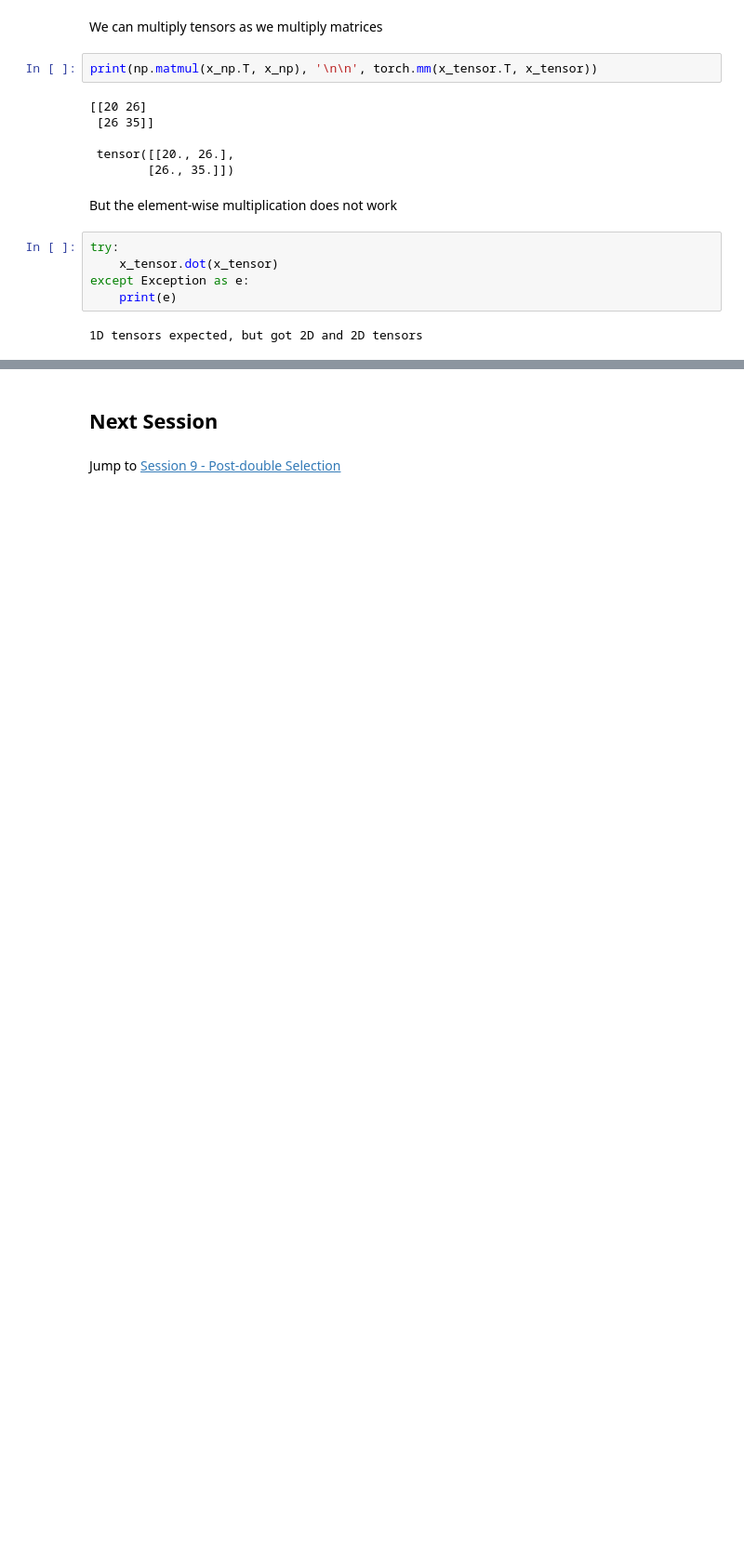
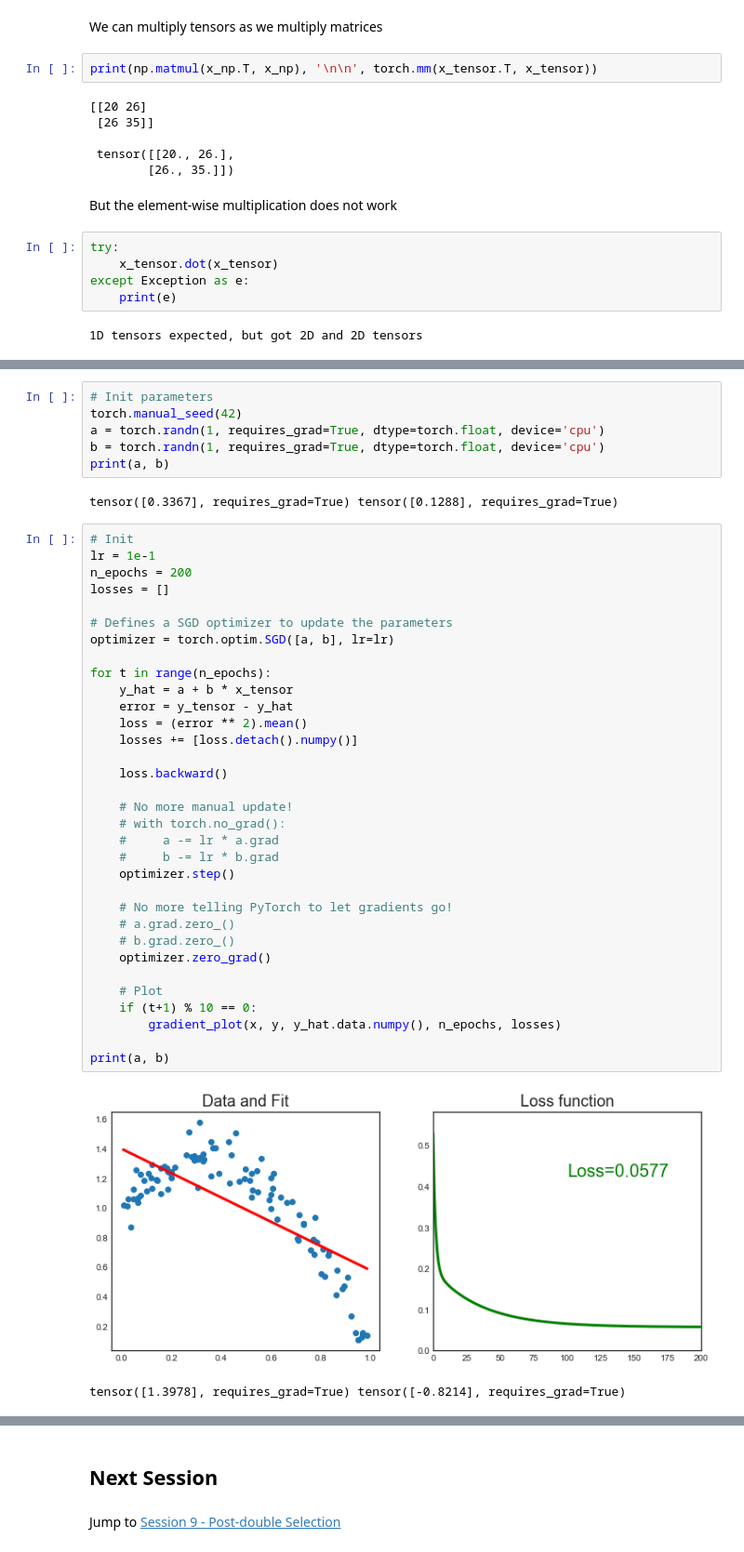
Before and after one commit to matteocourthoud/Machine-Learning-for-Economic-Analysis, a Jupyter notebook: 8_neuralnets.ipynb, the cells around one changed output, grey strips where cells are left out. Shown at 93% size. Cells and saved outputs as stored; diff of their text form; blank space fills up the shorter version.

```diff
--- a/8_neuralnets.ipynb
+++ b/8_neuralnets.ipynb
@@ -145,0 +505,44 @@ TBD
+# %%
+# Init parameters
+torch.manual_seed(42)
+a = torch.randn(1, requires_grad=True, dtype=torch.float, device='cpu')
+b = torch.randn(1, requires_grad=True, dtype=torch.float, device='cpu')
+print(a, b)
+# %% [output]
+tensor([0.3367], requires_grad=True) tensor([0.1288], requires_grad=True)
+# %%
+# Init
+lr = 1e-1
+n_epochs = 200
+losses = []
+
+# Defines a SGD optimizer to update the parameters
+optimizer = torch.optim.SGD([a, b], lr=lr)
+
+for t in range(n_epochs):
+    y_hat = a + b * x_tensor
+    error = y_tensor - y_hat
+    loss = (error ** 2).mean()
+    losses += [loss.detach().numpy()]
+
+    loss.backward()
+
+    # No more manual update!
+    # with torch.no_grad():
+    #     a -= lr * a.grad
+    #     b -= lr * b.grad
+    optimizer.step()
+
+    # No more telling PyTorch to let gradients go!
+    # a.grad.zero_()
+    # b.grad.zero_()
+    optimizer.zero_grad()
+
+    # Plot
+    if (t+1) % 10 == 0:
+        gradient_plot(x, y, y_hat.data.numpy(), n_epochs, losses)
+
+print(a, b)
+# %% [output]
+[figure, added]
+tensor([1.3978], requires_grad=True) tensor([-0.8214], requires_grad=True)
```
Also changed, not shown: parts of 70 cells of this notebook.
